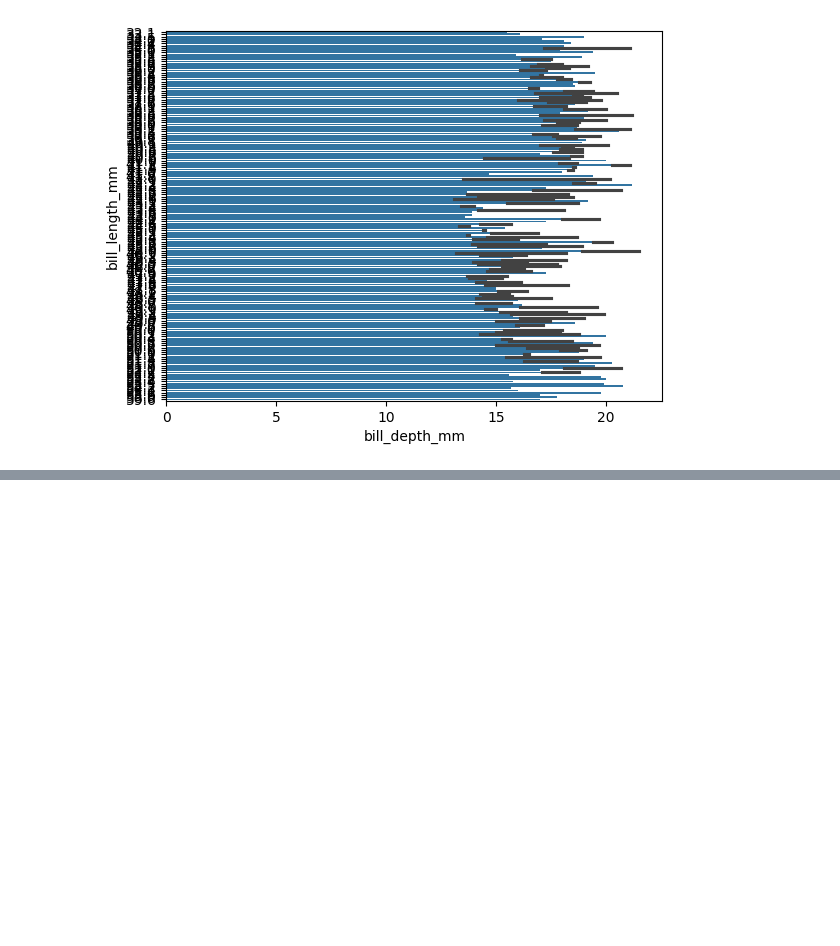
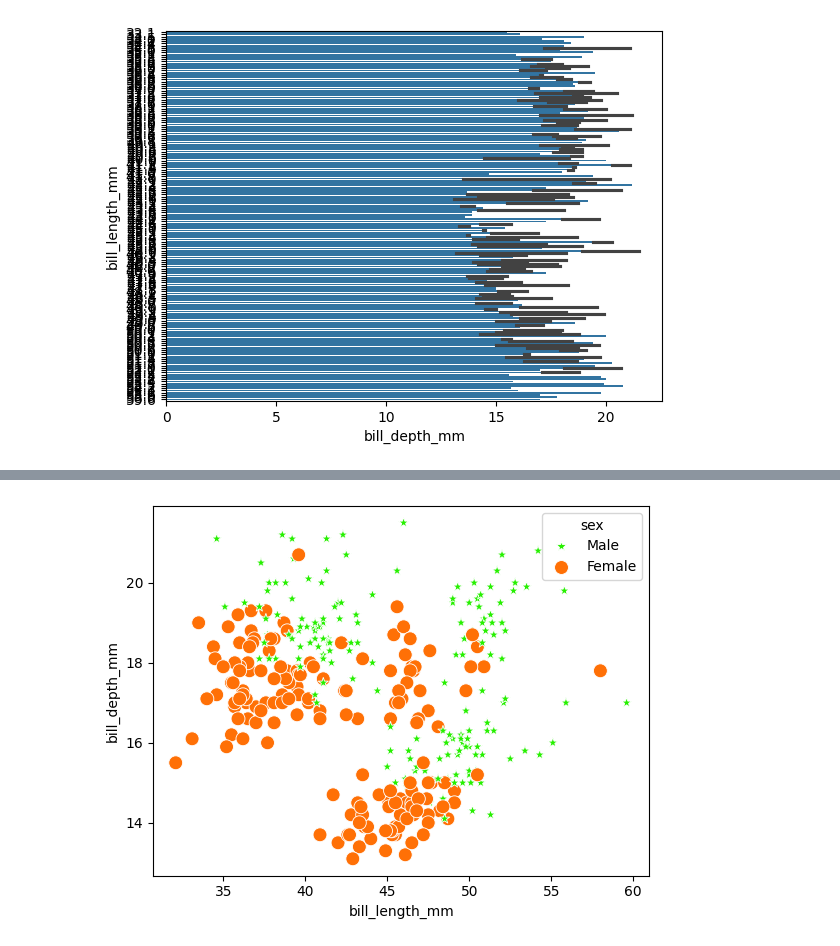
Before and after one commit to Srishti36912/python, a Jupyter notebook: python seaborn online/seaborn.ipynb, the cells around one changed output, grey strips where cells are left out. Cells and saved outputs as stored; diff of their text form; code cells hidden in the pictures; blank space fills up the shorter version.

Commit message:
scatter plot in seaborn

```diff
--- a/python seaborn online/seaborn.ipynb
+++ b/python seaborn online/seaborn.ipynb
@@ -141,0 +148,3 @@ plt.show()
+# %%
+var = sns.load_dataset("penguins")
+var
@@ -141,0 +165,7 @@ plt.show()
+# %%
+m = {'Male': '*', 'Female': 'o'}
+sns.scatterplot(x='bill_length_mm', y='bill_depth_mm', data=var, hue='sex', style='sex', size='sex', sizes=(100,60),
+                alpha=1, palette='gist_ncar', markers=m)
+plt.show()
+# %% [output]
+[figure, added]
```
Also changed, not shown: parts of 3 cells of this notebook.
